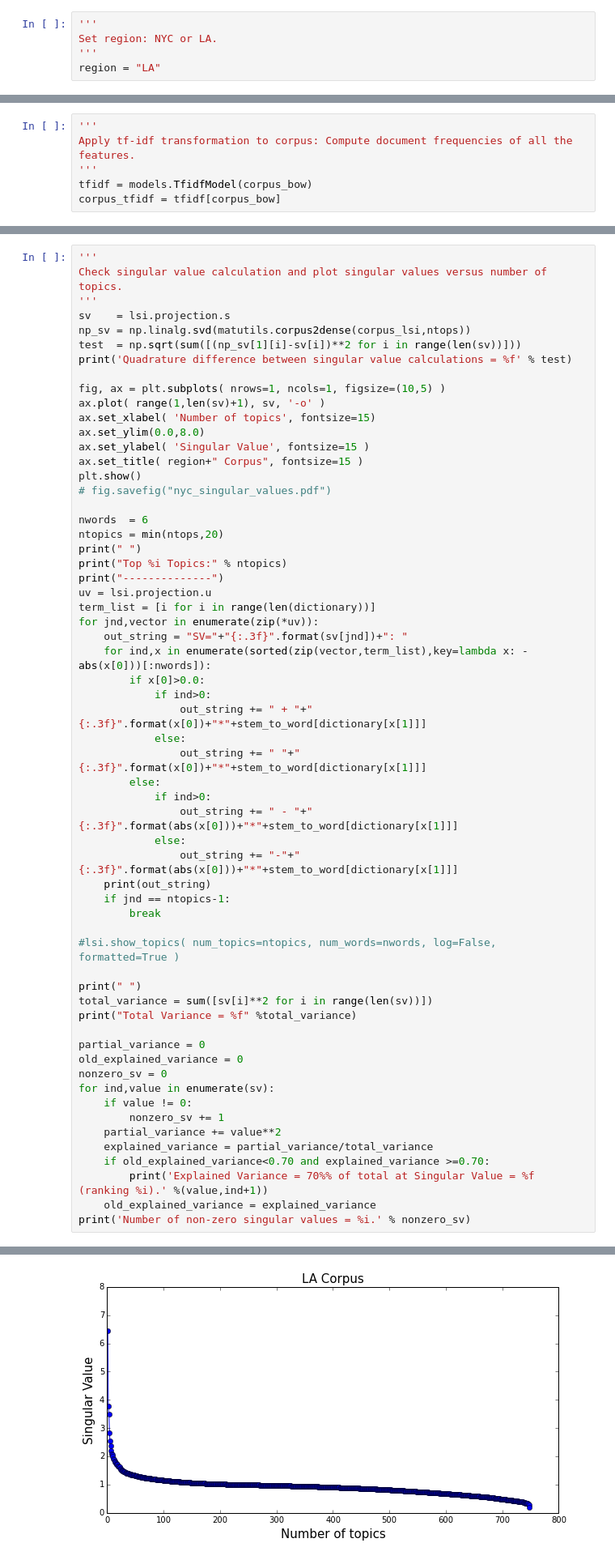
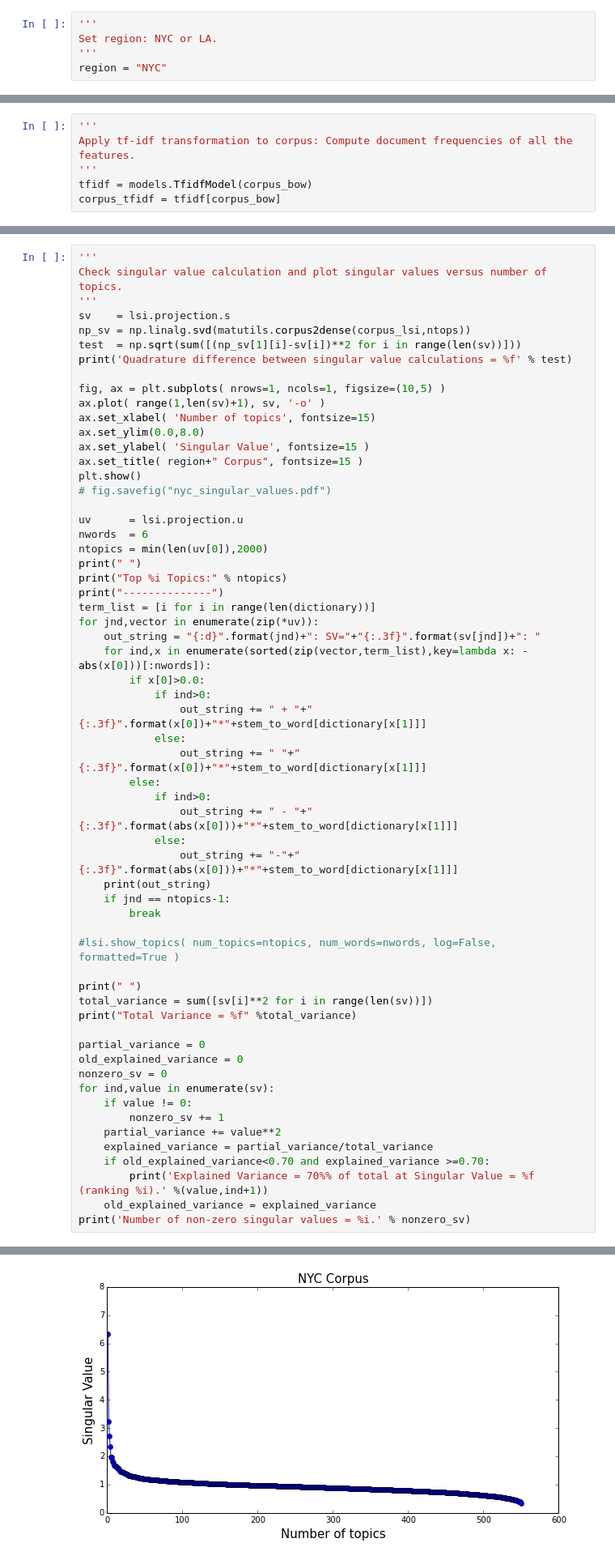
Before and after one commit to LucDemortier/YogaCity, a Jupyter notebook: Yogana_byStudio_LSI.ipynb, the cells around one changed output, grey strips where cells are left out. Shown: that part at 81% size. Drawn from its saved outputs; the diff is of its cells as text.

```diff
--- a/Yogana_byStudio_LSI.ipynb
+++ b/Yogana_byStudio_LSI.ipynb
@@ -35,7 +35,7 @@ logging.basicConfig(format='%(asctime)s : %(levelname)s : %(message)s', level=lo
 '''
 Set region: NYC or LA.
 '''
-region = "LA"
+region = "NYC"
 # %%
 '''
 Make a list of the reviews we'll be analyzing, concatenating by business.
@@ -245,15 +264,15 @@ ax.set_title( region+" Corpus", fontsize=15 )
 plt.show()
 # fig.savefig("nyc_singular_values.pdf")
 
+uv      = lsi.projection.u
 nwords  = 6
-ntopics = min(ntops,20)
+ntopics = min(len(uv[0]),2000)
 print(" ")
 print("Top %i Topics:" % ntopics)
 print("--------------")
-uv = lsi.projection.u
 term_list = [i for i in range(len(dictionary))]
 for jnd,vector in enumerate(zip(*uv)):
-    out_string = "SV="+"{:.3f}".format(sv[jnd])+": "
+    out_string = "{:d}".format(jnd)+": SV="+"{:.3f}".format(sv[jnd])+": "
     for ind,x in enumerate(sorted(zip(vector,term_list),key=lambda x: -abs(x[0]))[:nwords]):
         if x[0]>0.0:
             if ind>0:
@@ -262,31 +281,31 @@ for jnd,vector in enumerate(zip(*uv)):
                 out_string += " "+"{:.3f}".format(x[0])+"*"+stem_to_word[dictionary[x[1]]]
         else:
             if ind>0:
                 out_string += " - "+"{:.3f}".format(abs(x[0]))+"*"+stem_to_word[dictionary[x[1]]]
             else:
                 out_string += "-"+"{:.3f}".format(abs(x[0]))+"*"+stem_to_word[dictionary[x[1]]]
     print(out_string)
     if jnd == ntopics-1:
         break
 
 #lsi.show_topics( num_topics=ntopics, num_words=nwords, log=False, formatted=True )
 
 print(" ")
 total_variance = sum([sv[i]**2 for i in range(len(sv))])
 print("Total Variance = %f" %total_variance)
 
 partial_variance = 0
 old_explained_variance = 0
 nonzero_sv = 0
 for ind,value in enumerate(sv):
     if value != 0:
         nonzero_sv += 1
     partial_variance += value**2
     explained_variance = partial_variance/total_variance
     if old_explained_variance<0.70 and explained_variance >=0.70:
         print('Explained Variance = 70%% of total at Singular Value = %f (ranking %i).' %(value,ind+1))
     old_explained_variance = explained_variance
 print('Number of non-zero singular values = %i.' % nonzero_sv)
 # %% [output]
 Quadrature difference between singular value calculations = 0.000001
-[figure, old version]
+[figure, new version]
```
Also changed, not shown: parts of 5 cells of this notebook, 5 other files.
